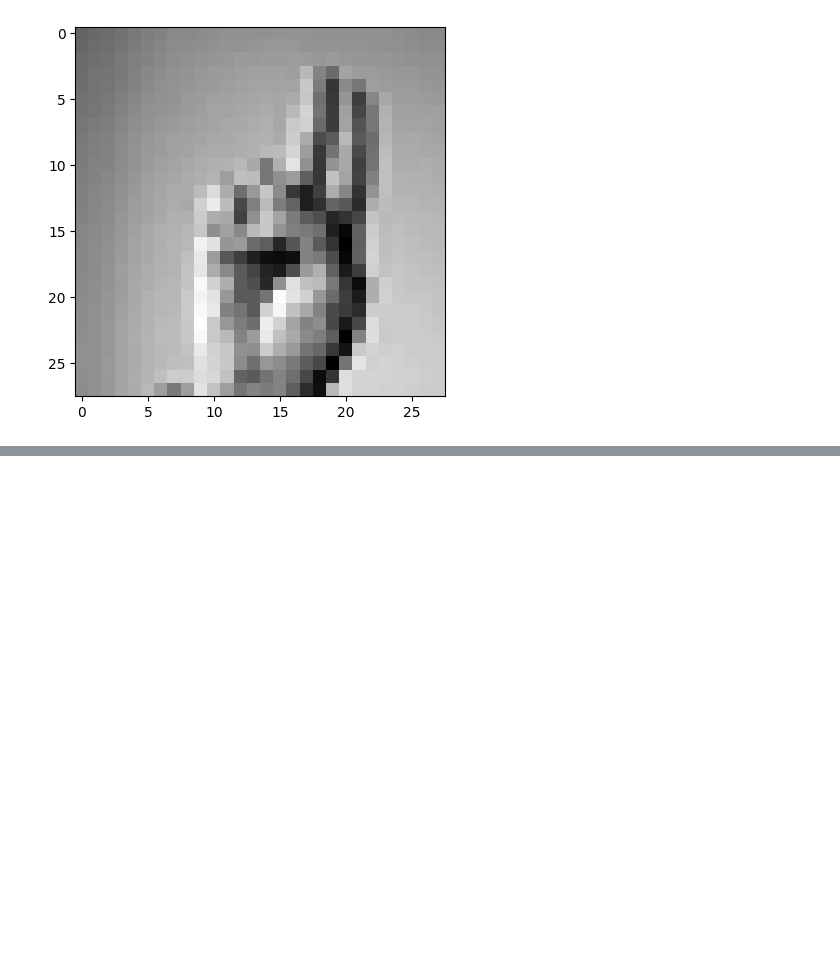
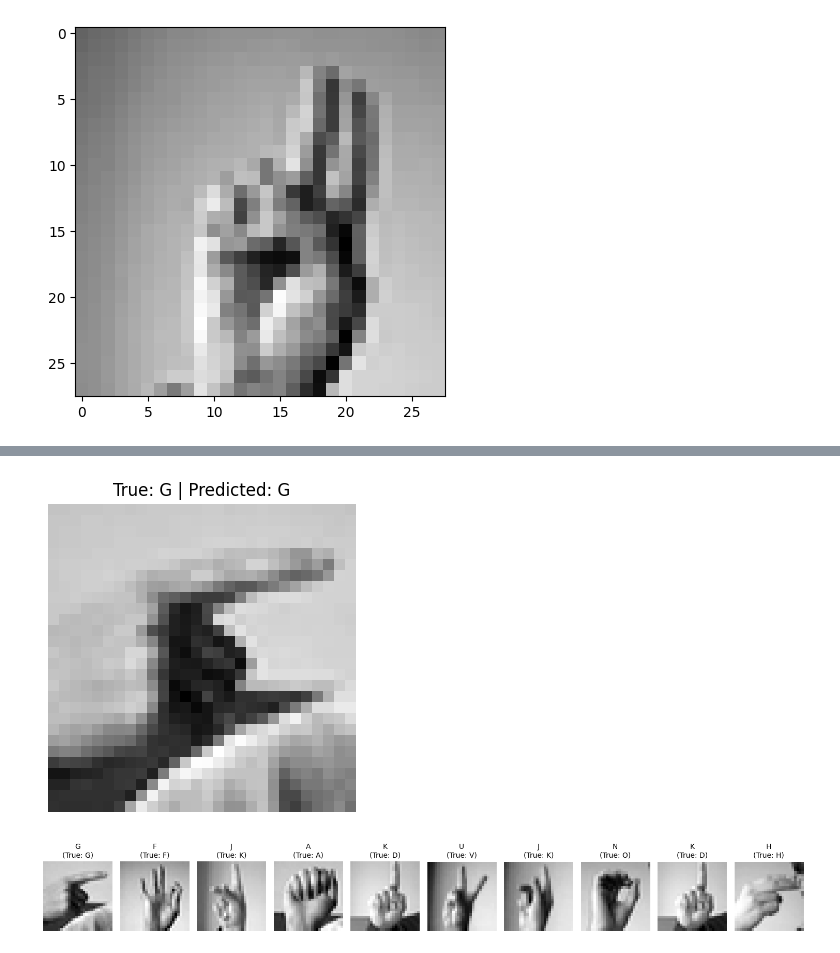
Before and after one commit to Olanle/Project-002, a Jupyter notebook: 001.ipynb, the cells around one changed output, grey strips where cells are left out. Saved outputs shown, nothing was run; the diff lists cells and outputs as text; code cells hidden in the pictures; blank space fills up the shorter version.

```diff
--- a/001.ipynb
+++ b/001.ipynb
@@ -212,0 +226,37 @@ Epoch 10/10
+# %%
+import numpy as np
+import string
+import matplotlib.pyplot as plt
+
+# --- 1. Define class labels ---
+
+# If your model was trained on full alphabet (A-Z):
+class_labels = list(string.ascii_uppercase)  # ['A', 'B', 'C', ..., 'Z'] (26 classes)
+
+# --- 2. Predict on test set ---
+
+# Assuming you have test data as X_test and labels as Y_test (integer encoded)
+predictions = model.predict(X_test)                # shape: (num_samples, num_classes)
+predicted_classes = np.argmax(predictions, axis=1)  # get predicted class indices
+
+# --- 3. Map indices to letters ---
+
+predicted_letters = [class_labels[i] for i in predicted_classes]
+true_letters = [class_labels[i] for i in Y_test]
+
+# --- 4. Evaluate accuracy (optional) ---
+
+accuracy = np.mean(np.array(predicted_classes) == np.array(Y_test))
+print(f"Test Accuracy: {accuracy*100:.2f}%")
+
+# --- 5. Visualize sample prediction ---
+
+sample_index = 0  # change to any sample index you want to visualize
+sample_image = X_test[sample_index]
+
+plt.figure(figsize=(4,4))
+plt.imshow(sample_image.squeeze(), cmap='gray')  # adjust if color image
+plt.title(f"True: {true_letters[sample_index]} | Predicted: {predicted_letters[sample_index]}")
+plt.axis('off')
+plt.show()
+# %% [output]
@@ -212,0 +265,13 @@ Epoch 10/10
+[figure, added]
+# %%
+# Show predictions for first 10 images
+plt.figure(figsize=(15, 4))
+for i in range(10):
+    plt.subplot(1, 10, i + 1)
+    plt.imshow(X_test[i].reshape(28, 28), cmap='gray')
+    plt.title(f"{predicted_letters[i]}\n(True: {true_letters[i]})", fontsize=10)
+    plt.axis('off')
+plt.tight_layout()
+plt.show()
+# %% [output]
+[figure, added]
```
Also changed, not shown: parts of 7 cells of this notebook.
